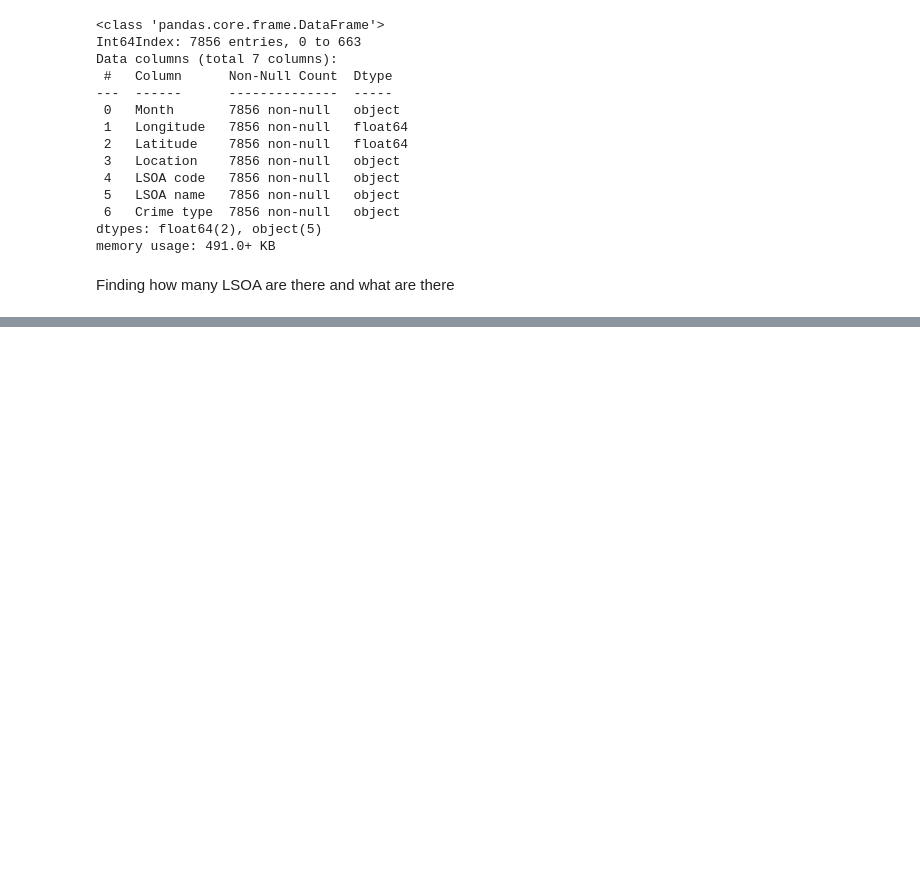
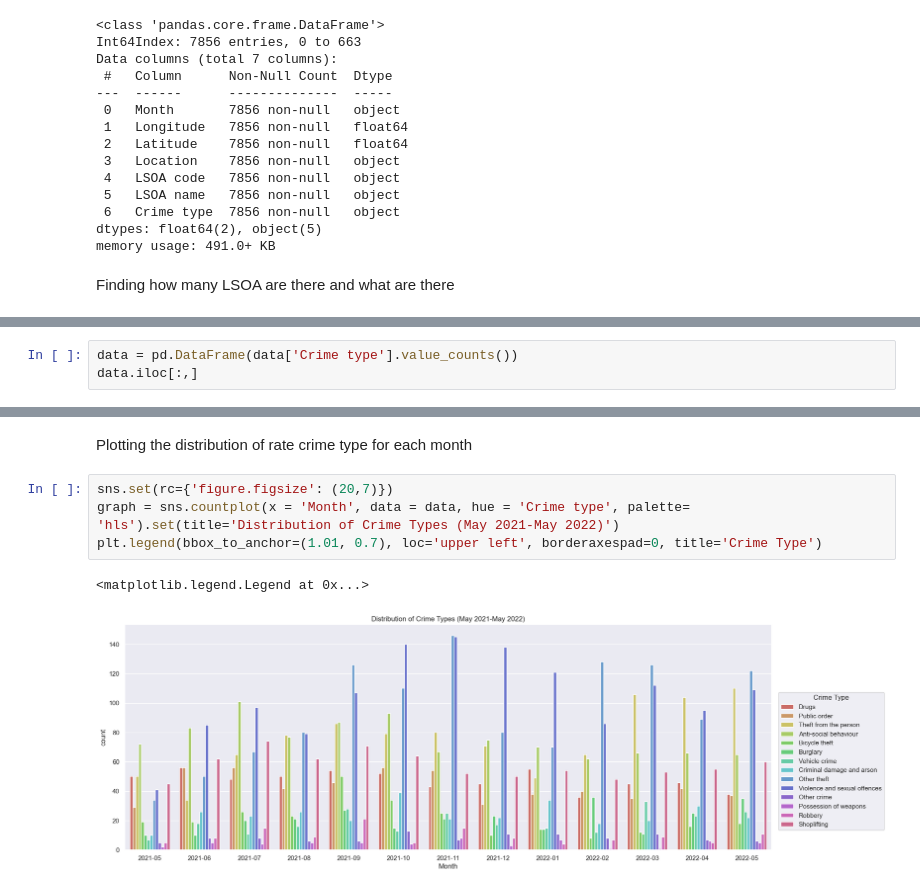
Before and after one commit to AlinZohari/STDM, a Jupyter notebook: stdm_crime.ipynb, the cells around one changed output, grey strips where cells are left out. Drawn from its saved outputs; the diff is of its cells as text; blank space fills up the shorter version.

Commit message:
half way on EDA data section-choosing to specify in the highest Crime Type - Violence and Sexual Offences

```diff
--- a/stdm_crime.ipynb
+++ b/stdm_crime.ipynb
@@ -123,0 +133,3 @@ LSOA name:  ['Camden 027B' 'Camden 028B' 'City of London 001A' 'City of London 0
+# %%
+data = pd.DataFrame(data['Crime type'].value_counts())
+data.iloc[:,]
@@ -123,0 +152,9 @@ LSOA name:  ['Camden 027B' 'Camden 028B' 'City of London 001A' 'City of London 0
+# %% [markdown]
+Plotting the distribution of rate crime type for each month
+# %%
+sns.set(rc={'figure.figsize': (20,7)})
+graph = sns.countplot(x = 'Month', data = data, hue = 'Crime type', palette= 'hls').set(title='Distribution of Crime Types (May 2021-May 2022)')
+plt.legend(bbox_to_anchor=(1.01, 0.7), loc='upper left', borderaxespad=0, title='Crime Type')
+# %% [output]
+<matplotlib.legend.Legend at 0x...>
+[figure, added]
```
Also changed, not shown: parts of 9 cells of this notebook.
